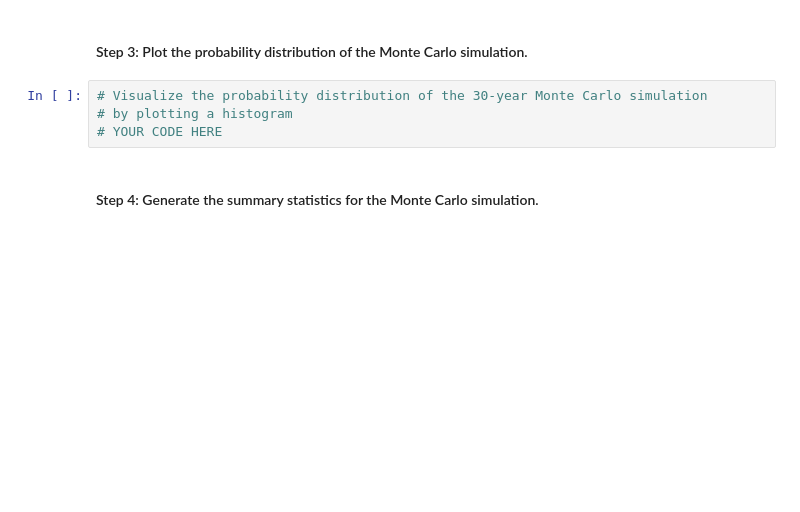
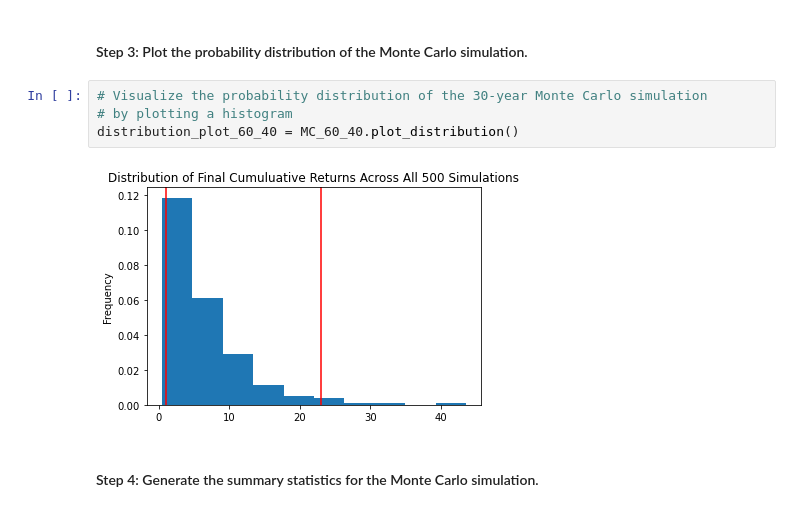
Before and after one commit to thompkjm/challenge_5, a Jupyter notebook: financial_planning_tools.ipynb, the cells around one changed output. Saved outputs shown, nothing was run; the diff lists cells and outputs as text; blank space fills up the shorter version.

```diff
--- a/financial_planning_tools.ipynb
+++ b/financial_planning_tools.ipynb
@@ -478,7 +536,9 @@ prices_monte_df.tail()
 # %%
 # Visualize the probability distribution of the 30-year Monte Carlo simulation
 # by plotting a histogram
-# YOUR CODE HERE
+distribution_plot_60_40 = MC_60_40.plot_distribution()
+# %% [output]
+[figure, added]
 # %% [markdown]
 #### Step 4: Generate the summary statistics for the Monte Carlo simulation.
 # %%
```
Also changed, not shown: parts of 26 cells of this notebook, 1 other file.
